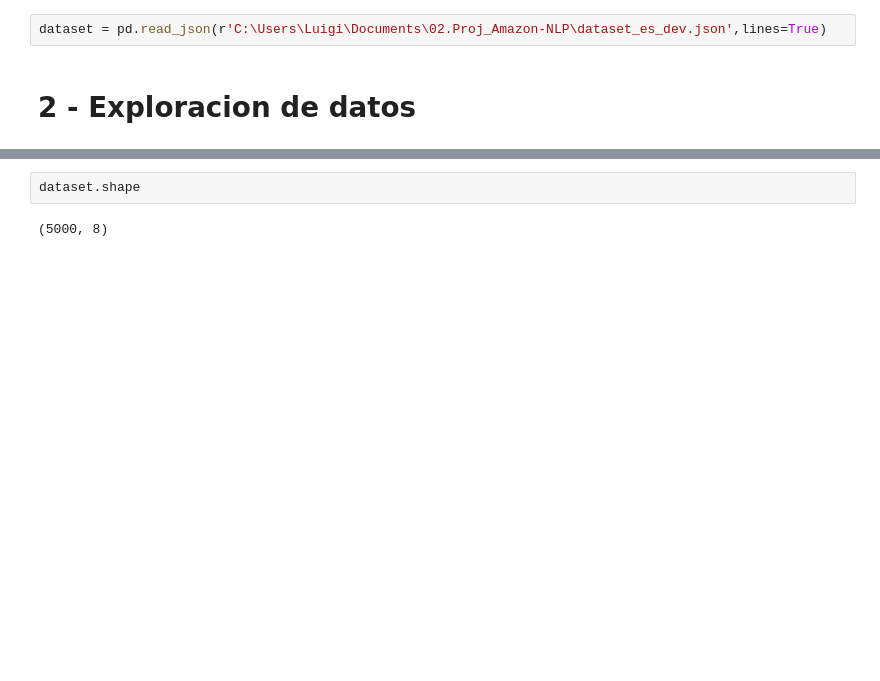
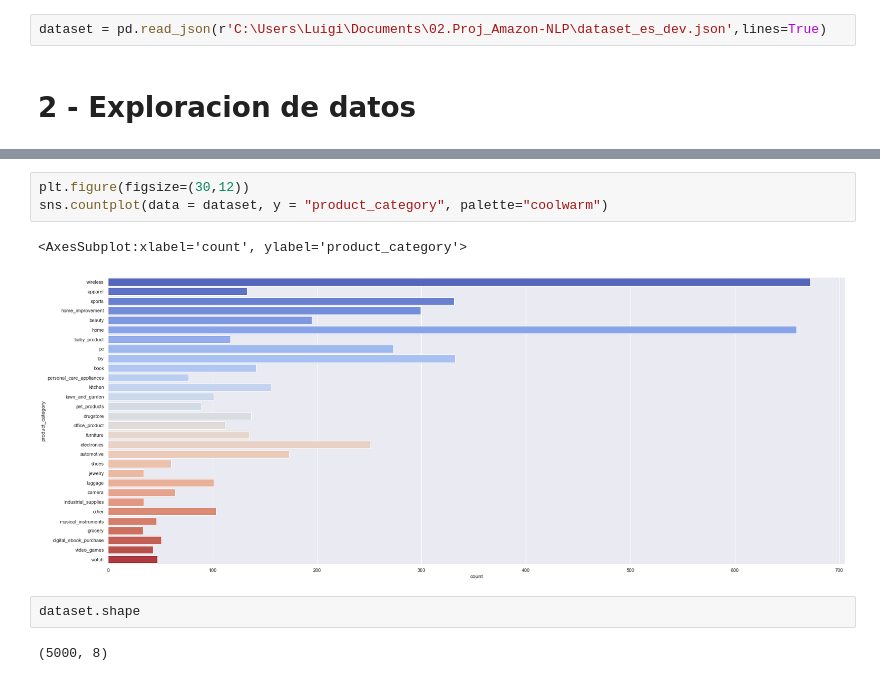
Before and after one commit to ldotto46/02.Proj_Amazon-NLP, a Jupyter notebook: DS_Proyecto_03_NLP.ipynb, the cells around one changed output, grey strips where cells are left out. Drawn from its saved outputs; the diff is of its cells as text; blank space fills up the shorter version.

```diff
--- a/DS_Proyecto_03_NLP.ipynb
+++ b/DS_Proyecto_03_NLP.ipynb
@@ -65,6 +65,12 @@ dataset.head()
 | 2 | es_0144850 | product_es_0356874 | reviewer_es_0486447 | 1 | Tengo que buscar otro sistema, es... | Que no aprieta bien en el manillar | es | sports |
 | 3 | es_0339629 | product_es_0939832 | reviewer_es_0894703 | 1 | Utilicé las brocas de menor diáme... | Brocas de mantequilla | es | home_improvement |
 | 4 | es_0858362 | product_es_0489066 | reviewer_es_0887663 | 1 | No me gusta su olor a viejo y asp... | No me gusta | es | beauty |
+# %%
+plt.figure(figsize=(30,12))
+sns.countplot(data = dataset, y = "product_category", palette="coolwarm")
+# %% [output]
+<AxesSubplot:xlabel='count', ylabel='product_category'>
+[figure, added]
 # %%
 dataset.shape
 # %% [output]
```
Also changed, not shown: parts of 14 cells of this notebook.
